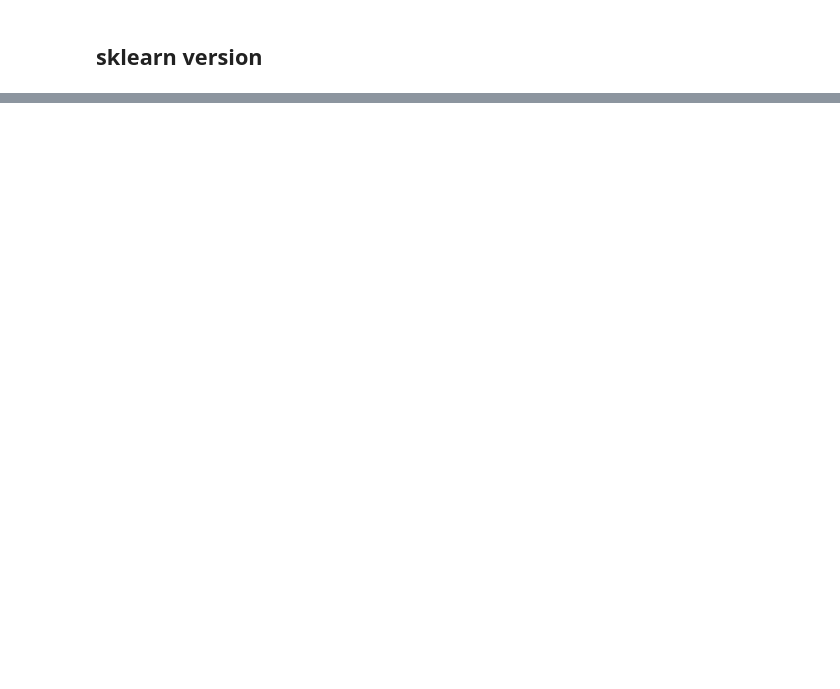
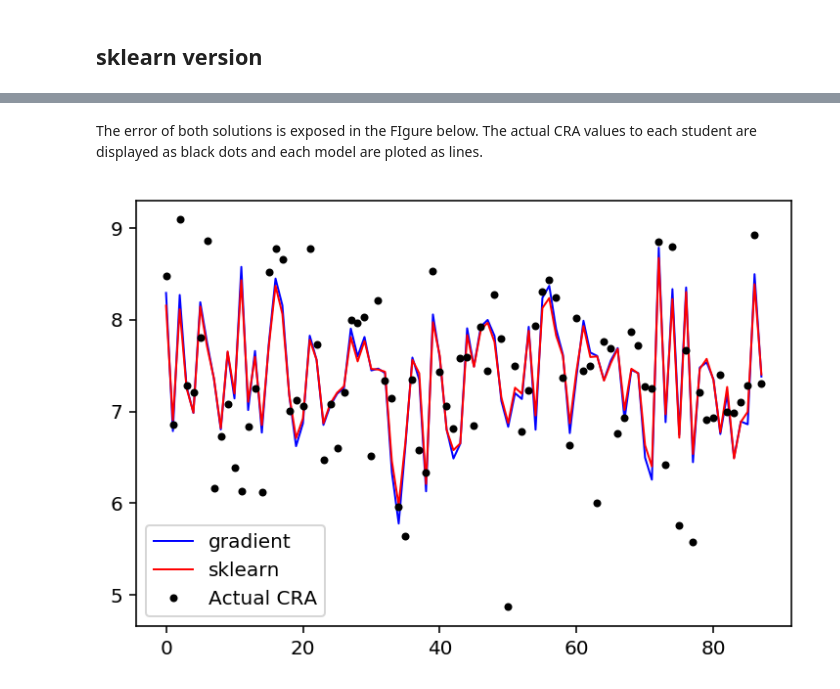
Before and after one commit to thiagonobrega/ml, a Jupyter notebook: MultipleLinearRegression/mlr.ipynb, the cells around one changed output, grey strips where cells are left out. Saved outputs shown, nothing was run; the diff lists cells and outputs as text; code cells hidden in the pictures; blank space fills up the shorter version.

```diff
--- a/MultipleLinearRegression/mlr.ipynb
+++ b/MultipleLinearRegression/mlr.ipynb
@@ -34,3 +41,0 @@ $\nabla RSS(w) = -2H^T (y - Hw)$
-# %%
-def grad_rss(w,X,Y):
-    return X.T @ ( (X @ w.flatten()) - Y.flatten() )/len(X)
@@ -66,5 +42,3 @@ $ w^{t+1} = w^t + \gamma * \nabla RSS(w) $
 # %%
 def step_gradient(w,X,Y,learningRate):
-    #return w - ((learningRate/len(X)) * np.sum(X * (X @ w.T - Y), axis=0) )
-    #return w - ((learningRate) * grad_rss(w,X,Y) )
-    return w - (learningRate * ng(w,X,Y))
+    return w - (learningRate * grad_rss(w,X,Y))
@@ -87,13 +61,15 @@ sss
 # %%
 tic = time.time()
-model,i = gradient_descent_runner(w,data_train,Y_train,0.00003,0.9)
-#model,i = gradient_descent_runner(w,data_train,Y_train,0.0000001,0.9)
+lr = 0.00003
+epsilon = 0.9
+model,i = gradient_descent_runner(w,data_train,Y_train,lr,epsilon)
 toc = time.time()
 
-print("Gradiente descendente convergiu em {0} iterações, com  error = {1}".format(i, MSE(data_train,Y_train,model)))
+print("The Gradient descendent converged in {0} iterations, with an error = {1}".format(i, MSE(X,Y,model)))
 print("f(x) = {0:.3f}xCálculo1 + {1:.3f}xLPT + {2:.3f}xP1 + {3:.3f}xIC + {4:.3f}xCalculo2".format(model[1][0], model[2][0],
                                                                                                   model[3][0], model[4][0],
                                                                                                   model[5][0])
      )
-print("Versão vetorizada rodou em: " + str(1000*(toc-tic)) + " ms")
+print("Intercept : " + str(model[0]))
+print("Executed: " + str(1000*(toc-tic)) + " ms")
 # %% [output]
@@ -186,2 +99,4 @@ Y_pred = regressor.predict(data_test[:,1:len(rdata.columns)-1])
+# %%
+Y_pred = regressor.predict(X[:,1:])
 # %%
 from sklearn import metrics
@@ -190,0 +121,21 @@ Mean Squared Error: 0.5670409553488172
+# %% [markdown]
+The error of both solutions is exposed in the FIgure below. The actual CRA values to each student are displayed as black dots and each model are ploted as lines.
+# %%
+import matplotlib.pyplot as plt
+
+# Data
+Y_mine = X @ model
+df=pd.DataFrame({'gradient': Y_mine.flatten(), 'sklearn': Y_pred.flatten(), 'Y': Y.flatten() })
+
+%matplotlib inline
+
+def plot(dpi,df):
+    fig, ax=plt.subplots(dpi=dpi)
+    ax.plot( 'gradient', data=df, marker='o', markerfacecolor='blue', color='blue', markersize=0 , linewidth=1)
+    ax.plot( 'sklearn', data=df, marker='o', color='red', markersize=0 , linewidth=1)
+    ax.plot( 'Y', data=df, marker='o', color='black', linewidth=0,markersize=3, linestyle='dashed', label="Actual CRA")
+    ax.legend()
+
+plot(2*72,df)
+# %% [output]
+[figure, added]
```
Also changed, not shown: parts of 32 cells of this notebook, 4 other files.
